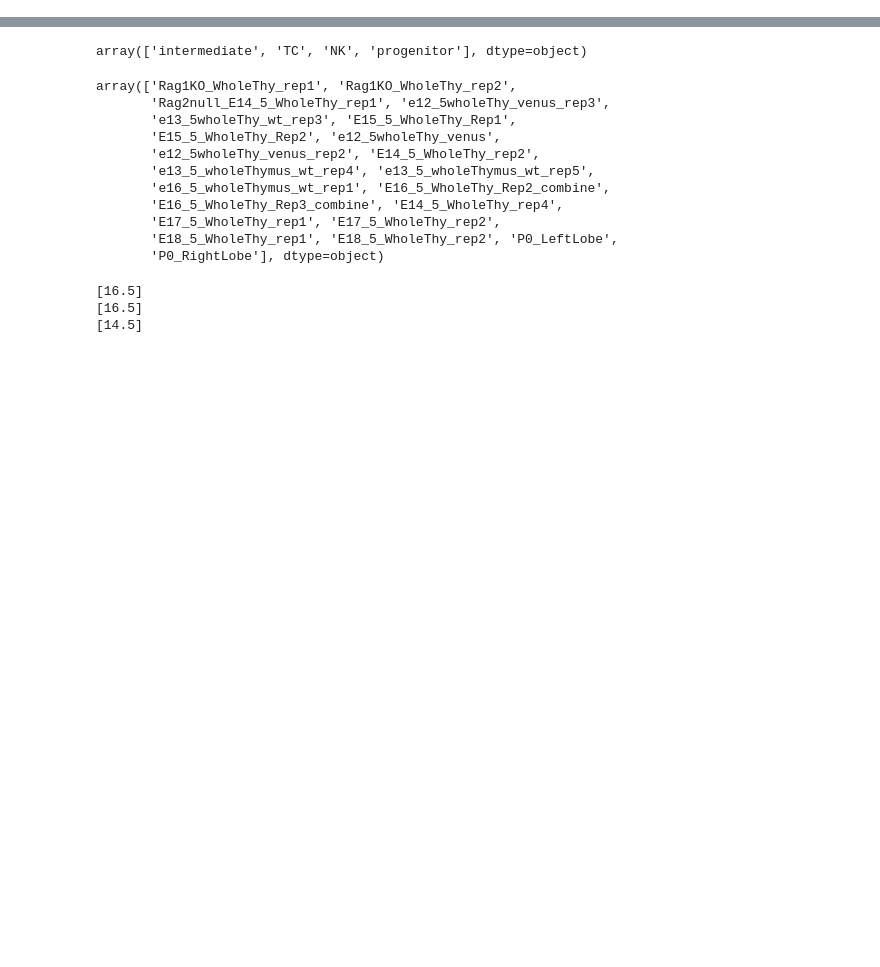
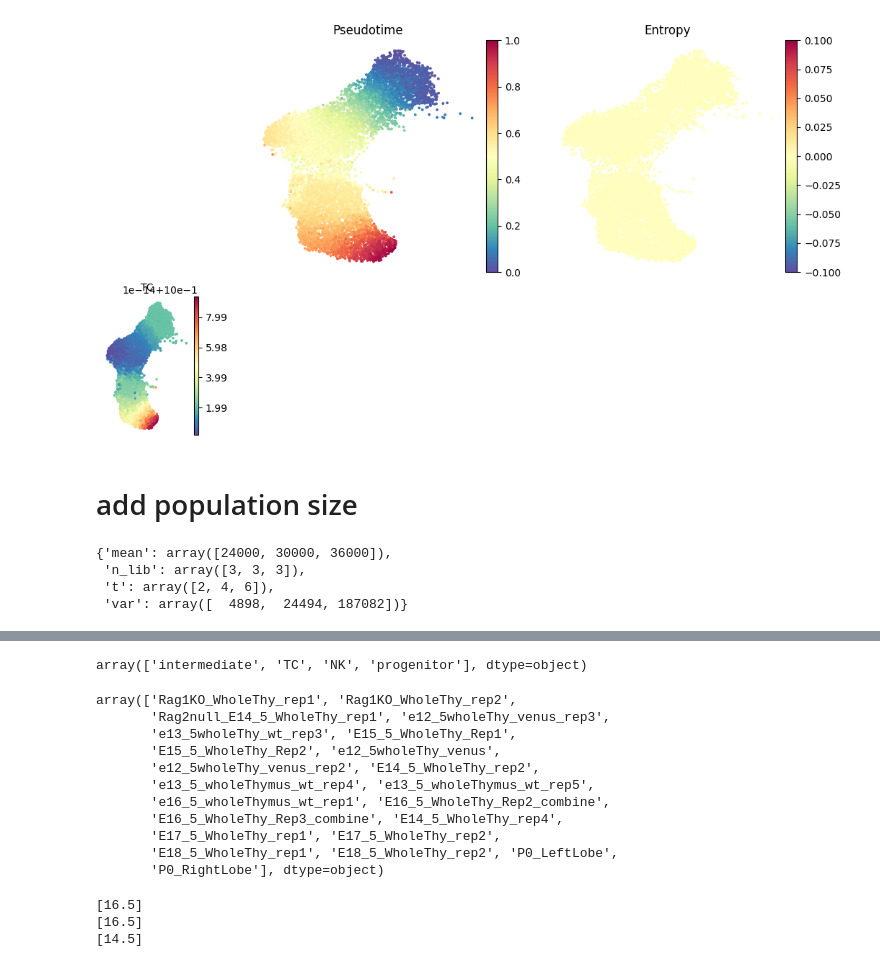
Before and after one commit to oZwZo/PINN_dynamics, a Jupyter notebook: Explore_Notebook/1.explore_datasets/1-6.check_meahr_wrag.ipynb, the cells around one changed output, grey strips where cells are left out. Cells and saved outputs as stored; diff of their text form; code cells hidden in the pictures; blank space fills up the shorter version.

```diff
--- a/Explore_Notebook/1.explore_datasets/1-6.check_meahr_wrag.ipynb
+++ b/Explore_Notebook/1.explore_datasets/1-6.check_meahr_wrag.ipynb
@@ -7,0 +173,5 @@ import anndata as ad
+# %%
+start_cell = root_cb
+pr_res = palantir.core.run_palantir(
+    single_branch, start_cell, knn=30, num_waypoints=500,  terminal_states=terminal_states
+)
@@ -7,0 +191,6 @@ import anndata as ad
+# %%
+palantir.plot.plot_palantir_results(single_branch, s=3);
+# %% [output]
+[figure, added]
+# %% [markdown]
+# add population size
@@ -7,0 +201,7 @@ import anndata as ad
+# %%
+weinreb.uns['pop']
+# %% [output]
+{'mean': array([24000, 30000, 36000]),
+ 'n_lib': array([3, 3, 3]),
+ 't': array([2, 4, 6]),
+ 'var': array([  4898,  24494, 187082])}
```
Also changed, not shown: parts of 52 cells of this notebook, 1 other file.
